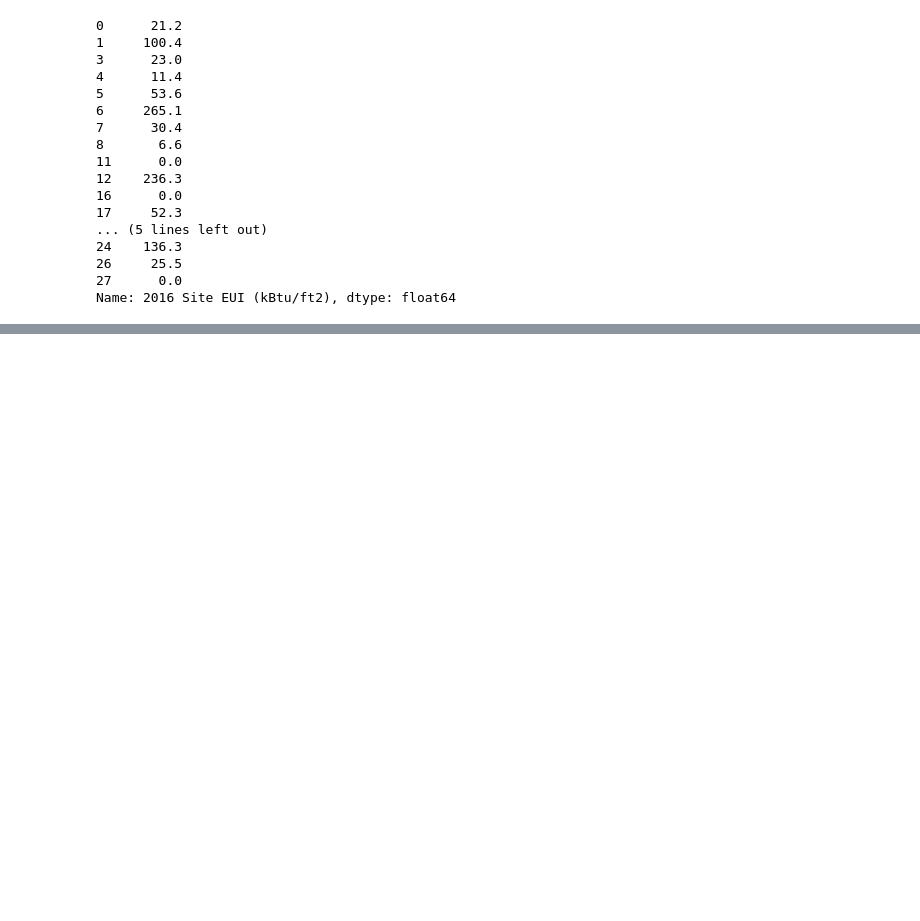
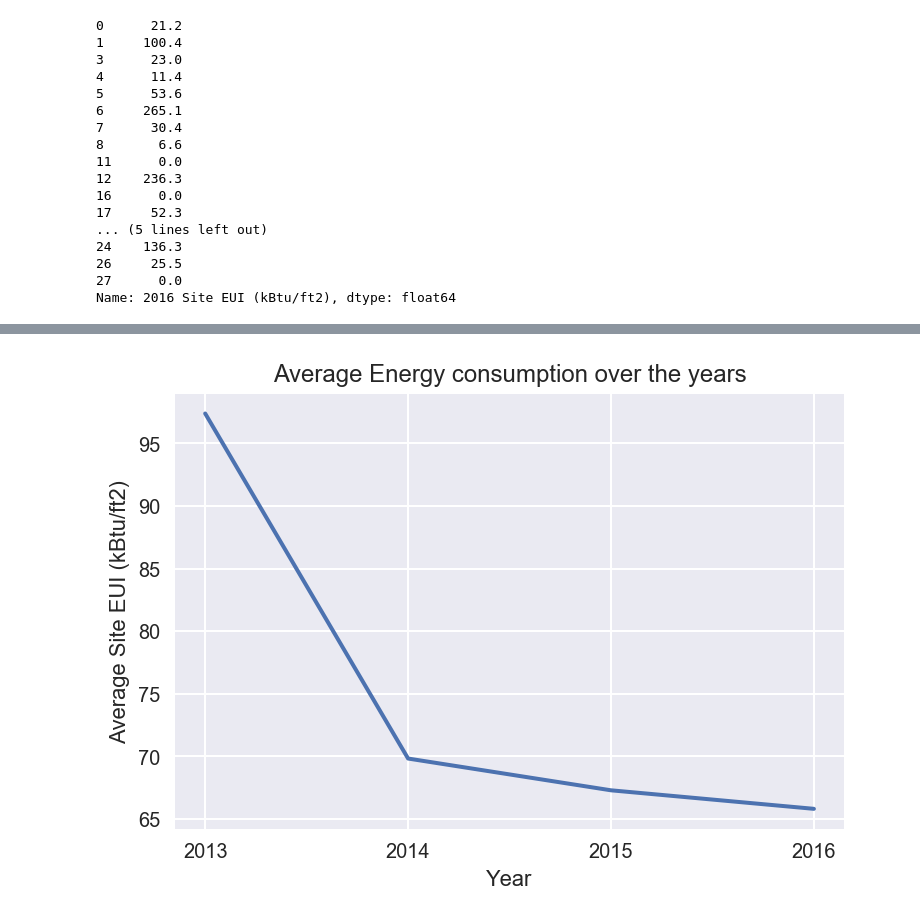
Before and after one commit to bhavikajalli/Energy-Forecast, a Jupyter notebook: Data_Wrangling.ipynb, the cells around one changed output, grey strips where cells are left out. Cells and saved outputs as stored; diff of their text form; code cells hidden in the pictures; blank space fills up the shorter version.

```diff
--- a/Data_Wrangling.ipynb
+++ b/Data_Wrangling.ipynb
@@ -205,0 +296,13 @@ map_osm.save('map.html')
+# %%
+fig, ax = plt.subplots()
+# ax.scatter(area, energy_2016)
+
+ax.set(xlabel='Year', ylabel='Average Site EUI (kBtu/ft2)',
+        title='Average Energy consumption over the years')
+
+ax.plot(years,avg_energy,linewidth = 2)
+
+#fig.savefig("test.png")
+plt.show()
+# %% [output]
+[figure, added]
```
Also changed, not shown: parts of 30 cells of this notebook.
